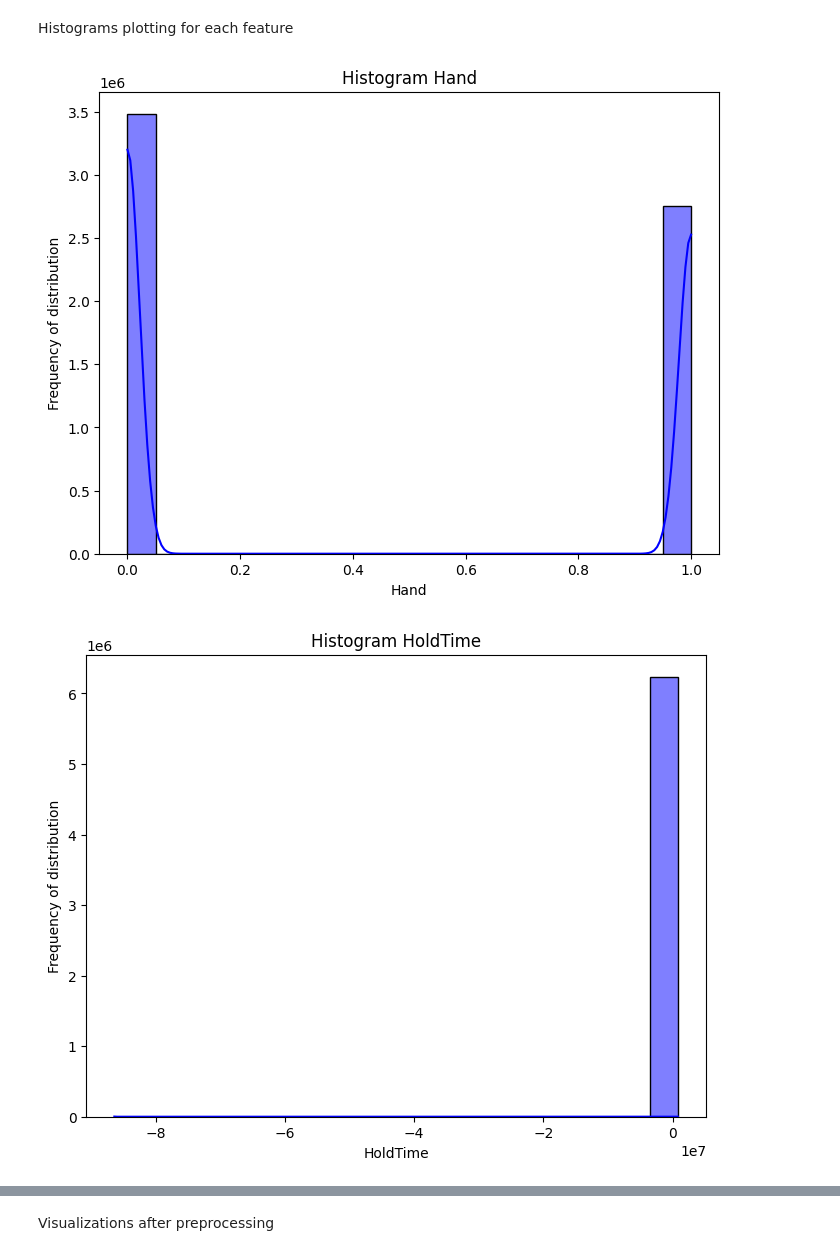
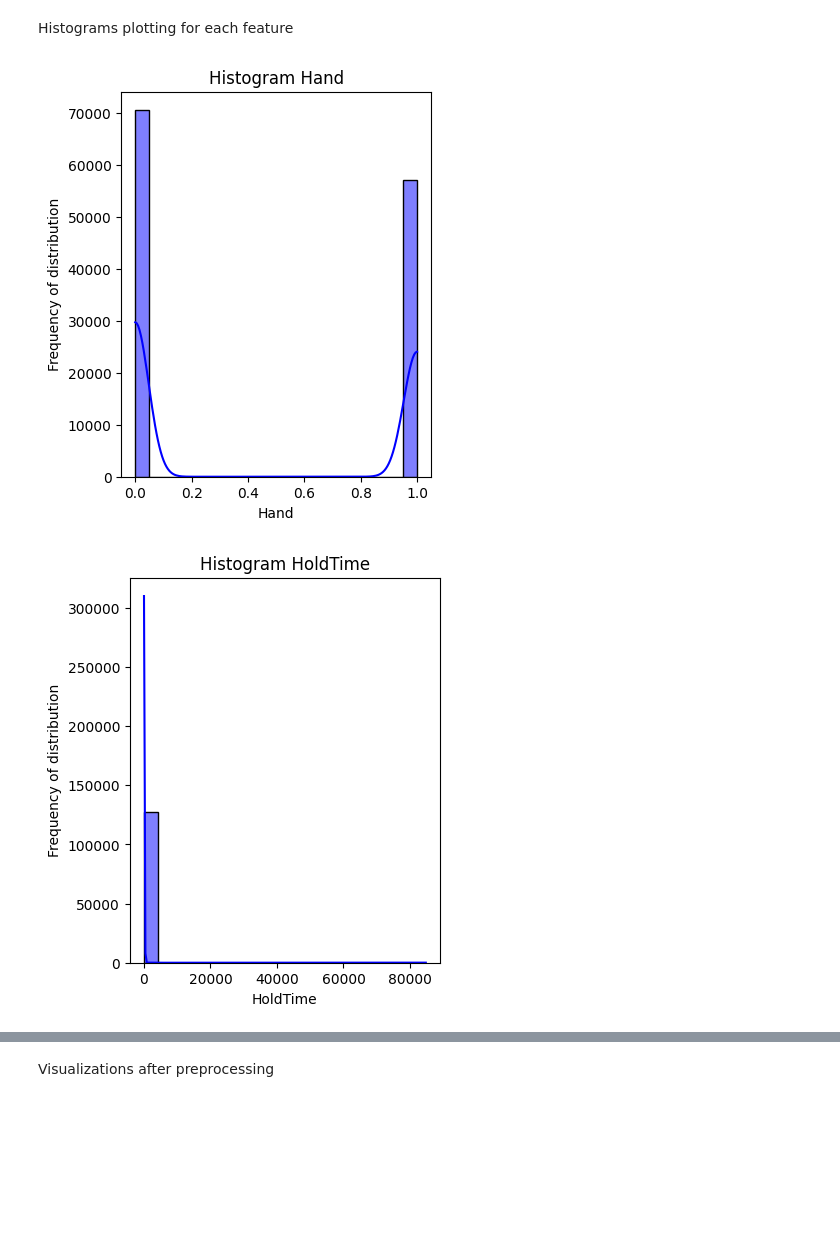
Before and after one commit to idranne/Columbia-DBMI-, a Jupyter notebook: Typing dataset/preprocessing.ipynb, the cells around one changed output, grey strips where cells are left out. Saved outputs shown, nothing was run; the diff lists cells and outputs as text; code cells hidden in the pictures; blank space fills up the shorter version.

```diff
--- a/Typing dataset/preprocessing.ipynb
+++ b/Typing dataset/preprocessing.ipynb
@@ -111,3 +111,9 @@ df.drop(columns = "Unnamed: 0")
 | 9316856 | ZYWLN4JVLA | 170126 | 13:56:33.836 | L | 0097.7 | LL | 0281.3 | 113.3 | ZYWLN4JVLA_1701.txt | ... |
 | 9316857 | ZYWLN4JVLA | 170126 | 13:56:34.066 | L | 0168.0 | LL | 0160.2 | 62.5 | ZYWLN4JVLA_1701.txt | ... |
 9014871 rows × 21 columns
+# %%
+#Still left with 9M rows, so deleting columns with duplicates userkeys
+
+df = df.groupby("UserKey").head(1000).reset_index(drop=True)
+
+#df = df.drop_duplicates(subset="UserKey").reset_index(drop=True)
@@ -457,13 +456,13 @@ Histograms plotting for each feature
 # %%
 #Looping over num_columns for histogram plot
 for col in num_columns:
 
-    plt.figure(figsize=(8,6))
+    plt.figure(figsize=(4,5))
     sns.histplot(df[col], bins=20, kde=True, color="blue")
     plt.title("Histogram" + " " + col)
     plt.xlabel(col)
     plt.ylabel("Frequency of distribution")
     plt.show()
 # %% [output]
-[figure, old version]
+[figure, new version]
-[figure, old version]
+[figure, new version]
```
Also changed, not shown: parts of 22 cells of this notebook, 6 other files.
